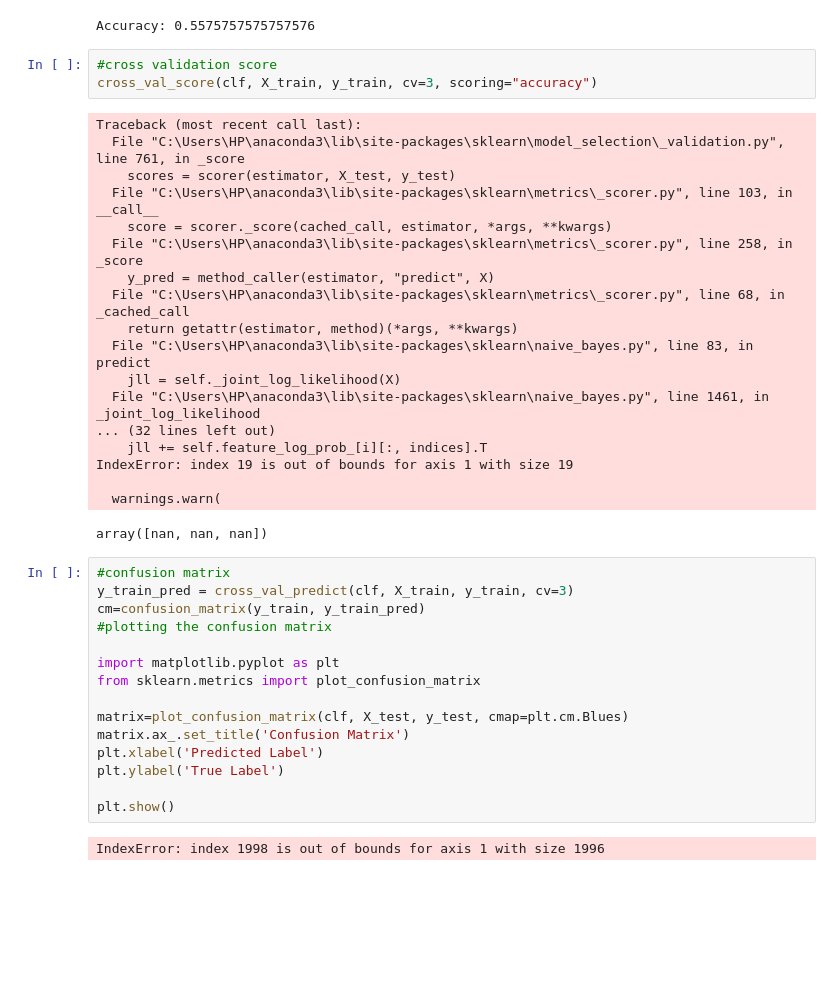
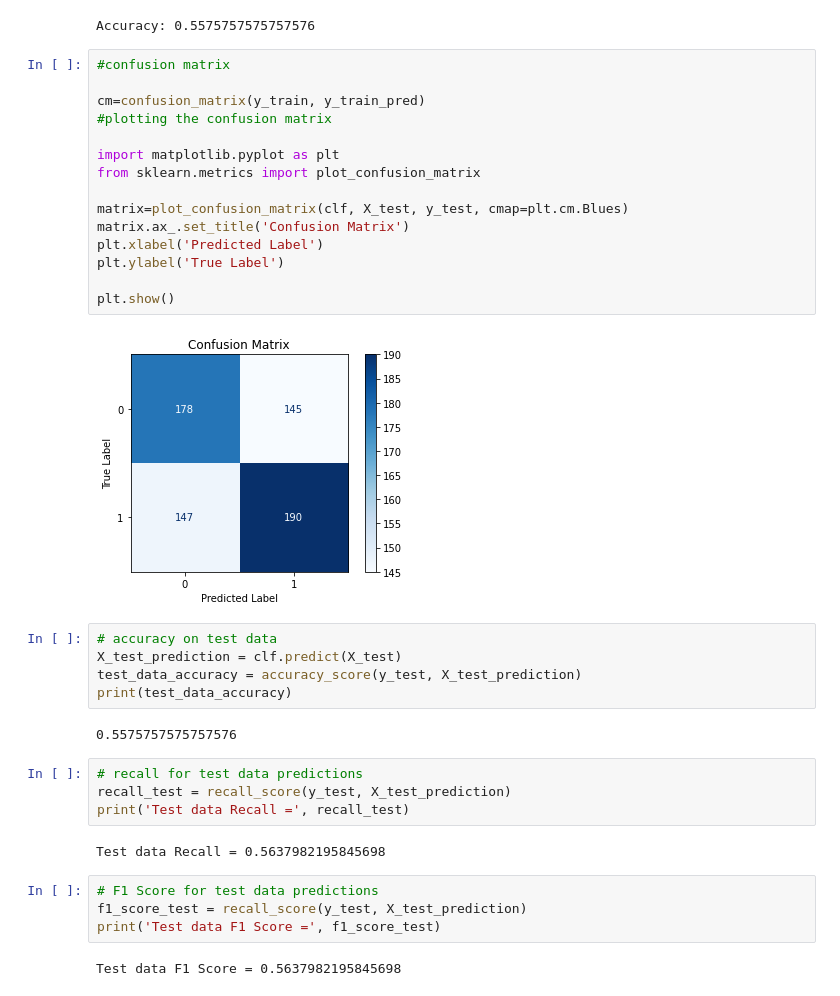
Before and after one commit to na2007/F20DL, a Jupyter notebook: Coursework (3).ipynb, the cells around one changed output. Cells and saved outputs as stored; diff of their text form; blank space fills up the shorter version.

```diff
--- a/Coursework (3).ipynb
+++ b/Coursework (3).ipynb
@@ -900,42 +902,39 @@ y_pred = clf.predict(X_test)
 print("Accuracy:",metrics.accuracy_score(y_test, y_pred))
 # %% [output]
 Accuracy: 0.5575757575757576
-# %%
-#cross validation score
-cross_val_score(clf, X_train, y_train, cv=3, scoring="accuracy")
-# %% [output]
-Traceback (most recent call last):
-  File "C:\Users\HP\anaconda3\lib\site-packages\sklearn\model_selection\_validation.py", line 761, in _score
-    scores = scorer(estimator, X_test, y_test)
-  File "C:\Users\HP\anaconda3\lib\site-packages\sklearn\metrics\_scorer.py", line 103, in __call__
-    score = scorer._score(cached_call, estimator, *args, **kwargs)
-  File "C:\Users\HP\anaconda3\lib\site-packages\sklearn\metrics\_scorer.py", line 258, in _score
-    y_pred = method_caller(estimator, "predict", X)
-  File "C:\Users\HP\anaconda3\lib\site-packages\sklearn\metrics\_scorer.py", line 68, in _cached_call
-    return getattr(estimator, method)(*args, **kwargs)
-  File "C:\Users\HP\anaconda3\lib\site-packages\sklearn\naive_bayes.py", line 83, in predict
-    jll = self._joint_log_likelihood(X)
-  File "C:\Users\HP\anaconda3\lib\site-packages\sklearn\naive_bayes.py", line 1461, in _joint_log_likelihood
-... (32 lines left out)
-    jll += self.feature_log_prob_[i][:, indices].T
-IndexError: index 19 is out of bounds for axis 1 with size 19
-
-  warnings.warn(
-array([nan, nan, nan])
 # %%
 #confusion matrix
-y_train_pred = cross_val_predict(clf, X_train, y_train, cv=3)
+
 cm=confusion_matrix(y_train, y_train_pred)
 #plotting the confusion matrix
 
 import matplotlib.pyplot as plt
 from sklearn.metrics import plot_confusion_matrix
 
 matrix=plot_confusion_matrix(clf, X_test, y_test, cmap=plt.cm.Blues)
 matrix.ax_.set_title('Confusion Matrix')
 plt.xlabel('Predicted Label')
 plt.ylabel('True Label')
 
 plt.show()
 # %% [output]
-IndexError: index 1998 is out of bounds for axis 1 with size 1996
+[figure, added]
+# %%
+# accuracy on test data
+X_test_prediction = clf.predict(X_test)
+test_data_accuracy = accuracy_score(y_test, X_test_prediction)
+print(test_data_accuracy)
+# %% [output]
+0.5575757575757576
+# %%
+# recall for test data predictions
+recall_test = recall_score(y_test, X_test_prediction)
+print('Test data Recall =', recall_test)
+# %% [output]
+Test data Recall = 0.5637982195845698
+# %%
+# F1 Score for test data predictions
+f1_score_test = recall_score(y_test, X_test_prediction)
+print('Test data F1 Score =', f1_score_test)
+# %% [output]
+Test data F1 Score = 0.5637982195845698
```
Also changed, not shown: parts of 6 cells of this notebook.
